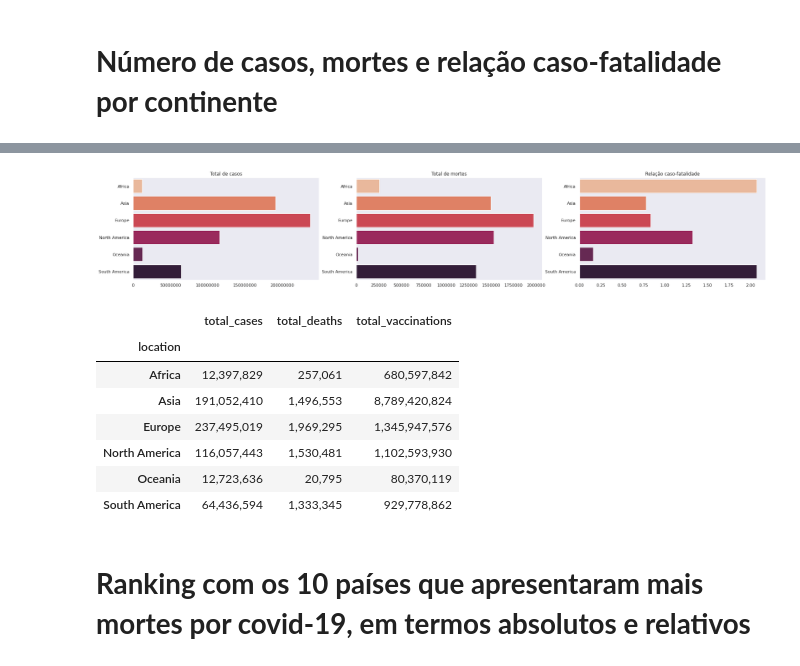
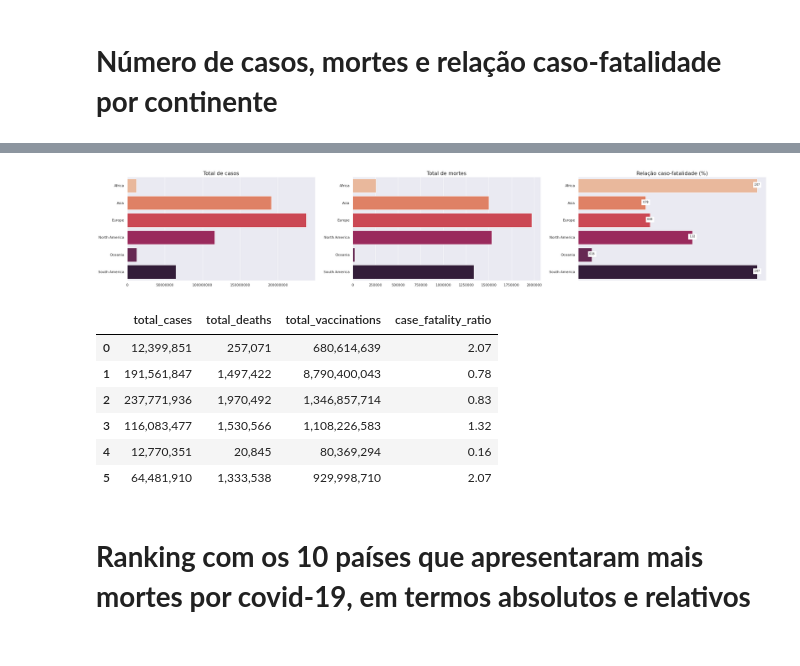
Before and after one commit to LRLeite/Data-Analytics, a Jupyter notebook: covid_19.ipynb, the cells around one changed output, grey strips where cells are left out. Drawn from its saved outputs; the diff is of its cells as text; code cells hidden in the pictures.

```diff
--- a/covid_19.ipynb
+++ b/covid_19.ipynb
@@ -117,3 +193,6 @@ memory usage: 28.6+ MB
+# %%
+#Remover os registros dos países que não apresentaram dados da vacinação
+df = df[df.location.isin(['Eritrea', 'Marshall Islands', 'Saint Pierre and Miquelon', 'Palau']) == False]
 # %% [markdown]
 
 
@@ -130,3 +209,6 @@ memory usage: 28.6+ MB
 #Selecionar os dados de interesse para analisar os números por continente
 df_continents = df[['location','total_cases', 'total_deaths', 'total_vaccinations']].loc[df.location.isin(['Asia', 'Europe', 'Africa', 'North America', 'South America','Oceania'])]
 df_continents = df_continents.groupby('location')[['total_cases', 'total_deaths', 'total_vaccinations']].max().sort_values(by = 'location')
+# %%
+#Calcular a relação caso-fatalidade
+df_continents['case_fatality_ratio'] = ((df_continents['total_deaths']/df_continents['total_cases']) * 100).round(2)
@@ -133,10 +226,5 @@ df_continents = df_continents.groupby('location')[['total_cases', 'total_deaths'
 # %%
-#Converter o índice 'location' em coluna para análise posteriores
+#Converter o índice 'location' em coluna, resetar e dropar o índice anterior e depois reordenar as colunas
 df_continents['continent'] = df_continents.index
-df_continents[['total_cases', 'total_deaths', 'total_vaccinations']] = df_continents[['total_cases', 'total_deaths', 'total_vaccinations']]
-df_continents.reset_index(drop  =True, inplace = True)
-df_continents = df_continents[['continent', 'total_cases', 'total_deaths', 'total_vaccinations']] #reoordenar as colunas
+df_continents.reset_index(drop = True, inplace = True)
+df_continents = df_continents[['continent', 'total_cases', 'total_deaths', 'total_vaccinations', 'case_fatality_ratio']]
-# %%
-#Calcular a relação caso-fatalidade
-df_continents['case_fatality_ratio'] = round((df_continents['total_deaths']/df_continents['total_cases']) * 100, 2)
-df_continents
@@ -151,42 +242,55 @@ df_continents
 # %%
-#Gráfico
+#Gráficos
 sns.set_theme(style = "dark")
-fig, ax = plt.subplots(1, 3, figsize = (30,5))
+fig, ax = plt.subplots(1, 3, figsize = (36,6))
 
-ax[0].set_title('Total de casos')
 ax[0].ticklabel_format(style='plain') #remover notação científica
-
-ax[1].set_title('Total de mortes')
 ax[1].ticklabel_format(style='plain') #remover notação científica
-ax[2].set_title('Relação caso-fatalidade')
 ax[2].ticklabel_format(style='plain') #remover notação científica
 
+ax[0].set_title('Total de casos', fontsize = 16)
 ax[0] = sns.barplot(data = df_continents, x = df_continents['total_cases'], y = df_continents['continent'], palette = "rocket_r", ci = None, order = ['Africa', 'Asia', 'Europe', 'North America', 'Oceania', 'South America'], ax = ax[0])
 ax[0].set_xlabel(None)
 ax[0].set_ylabel(None)
+ax[0].xaxis.grid()
 
+ax[1].set_title('Total de mortes', fontsize = 16)
 ax[1] = sns.barplot(data = df_continents, x = df_continents['total_deaths'], y = df_continents['continent'], palette = "rocket_r", ci = None, order = ['Africa', 'Asia', 'Europe', 'North America', 'Oceania', 'South America'], ax = ax[1])
 ax[1].set_xlabel(None)
 ax[1].set_ylabel(None)
+ax[1].xaxis.grid()
 
+ax[2].set_title('Relação caso-fatalidade (%)', fontsize = 16)
 ax[2] = sns.barplot(data = df_continents, x = df_continents['case_fatality_ratio'], y = df_continents['continent'], palette = "rocket_r", ci = None, order = ['Africa', 'Asia', 'Europe', 'North America', 'Oceania', 'South America'], ax = ax[2])
 ax[2].set_xlabel(None)
 ax[2].set_ylabel(None)
 
+x_axis = ax[2].axes.get_xaxis()
+x_axis.set_visible(False)
+
+for p in ax[2].patches:
+  _x = p.get_x() + p.get_width()
+  _y = p.get_y() + p.get_height() / 2
+  value = float(p.get_width())
+  ax[2].text(_x, _y, value, ha = "center",
+  fontsize = 8,
+  color = 'black',
+  backgroundcolor = 'white')
+
 plt.show()
 # %% [output]
-[figure, old version]
+[figure, new version]
 # %%
-df_continents.applymap(lambda x: "{:,}".format(x))
+#Tabela resumo
+df_continents[['total_cases', 'total_deaths', 'total_vaccinations', 'case_fatality_ratio']].applymap(lambda x: "{:,}".format(x))
 # %% [output]
-|  | total_cases | total_deaths | total_vaccinations |
-| location |  |  |  |
-| Africa | 12,397,829 | 257,061 | 680,597,842 |
-| Asia | 191,052,410 | 1,496,553 | 8,789,420,824 |
-| Europe | 237,495,019 | 1,969,295 | 1,345,947,576 |
-| North America | 116,057,443 | 1,530,481 | 1,102,593,930 |
-| Oceania | 12,723,636 | 20,795 | 80,370,119 |
-| South America | 64,436,594 | 1,333,345 | 929,778,862 |
+|  | total_cases | total_deaths | total_vaccinations | case_fatality_ratio |
+| 0 | 12,399,851 | 257,071 | 680,614,639 | 2.07 |
+| 1 | 191,561,847 | 1,497,422 | 8,790,400,043 | 0.78 |
+| 2 | 237,771,936 | 1,970,492 | 1,346,857,714 | 0.83 |
+| 3 | 116,083,477 | 1,530,566 | 1,108,226,583 | 1.32 |
+| 4 | 12,770,351 | 20,845 | 80,369,294 | 0.16 |
+| 5 | 64,481,910 | 1,333,538 | 929,998,710 | 2.07 |
 # %% [markdown]
 # **Ranking com os 10 países que apresentaram mais mortes por covid-19, em termos absolutos e relativos**
 # %% [markdown]
```
Also changed, not shown: parts of 24 cells of this notebook.
